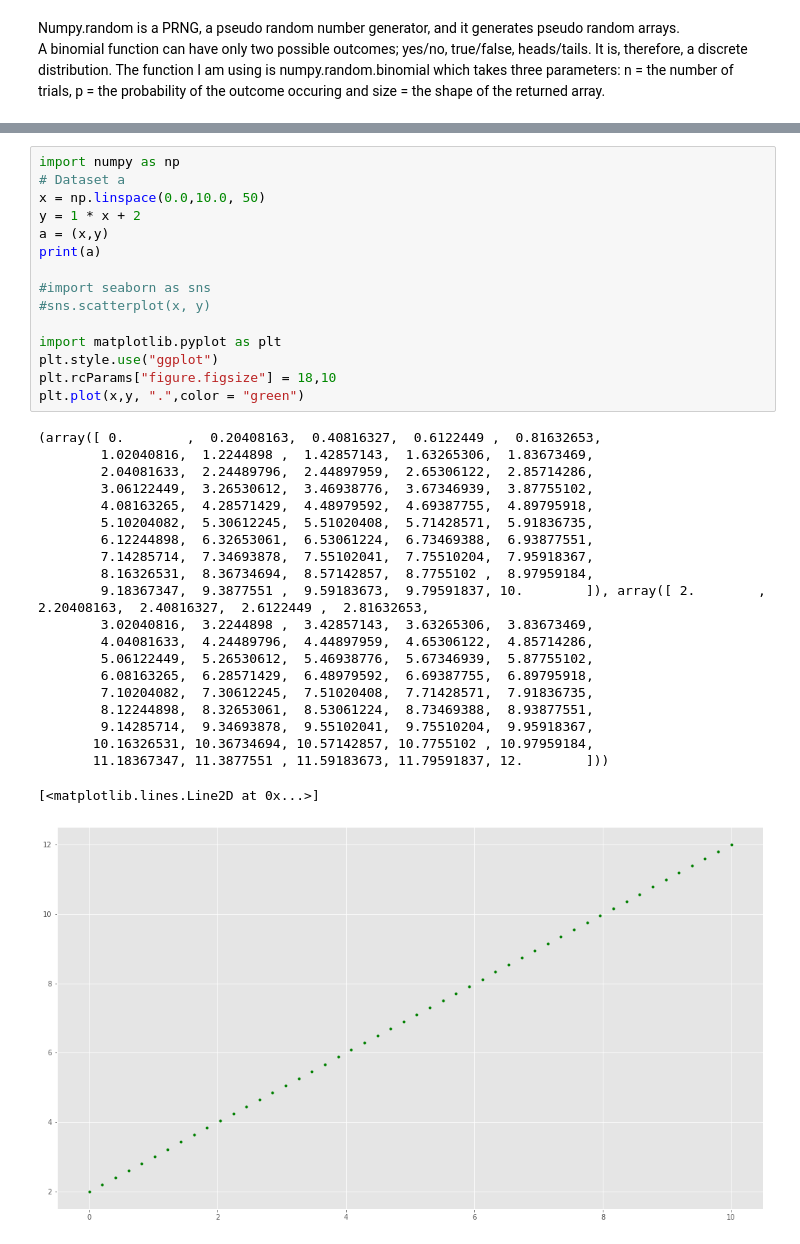
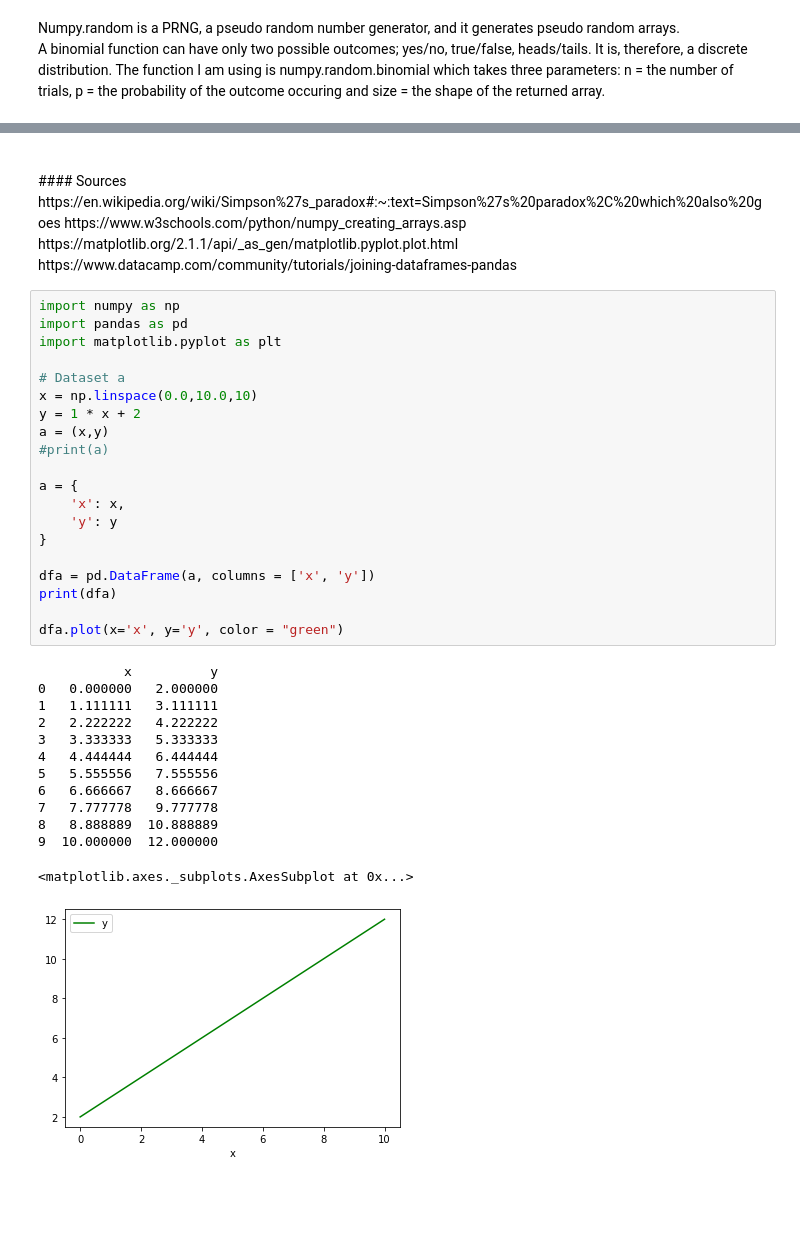
Before and after one commit to mobm65/Fundamentals-of-Data-Analysis, a Jupyter notebook: Assignment1/TASKS.ipynb, the cells around one changed output, grey strips where cells are left out. Cells and saved outputs as stored; diff of their text form; blank space fills up the shorter version.

Commit message:
4th Task Update
I've completed the code for this task but there is no paradox.

```diff
--- a/Assignment1/TASKS.ipynb
+++ b/Assignment1/TASKS.ipynb
@@ -292,39 +308,43 @@ https://matplotlib.org/2.1.1/api/_as_gen/matplotlib.pyplot.plot.html
+# %% [markdown]
+<br>
+#### Sources
+https://en.wikipedia.org/wiki/Simpson%27s_paradox#:~:text=Simpson%27s%20paradox%2C%20which%20also%20goes
+https://www.w3schools.com/python/numpy_creating_arrays.asp
+https://matplotlib.org/2.1.1/api/_as_gen/matplotlib.pyplot.plot.html
+https://www.datacamp.com/community/tutorials/joining-dataframes-pandas
 # %%
 import numpy as np
+import pandas as pd
+import matplotlib.pyplot as plt
+
 # Dataset a
-x = np.linspace(0.0,10.0, 50)
+x = np.linspace(0.0,10.0,10)
 y = 1 * x + 2
 a = (x,y)
-print(a)
+#print(a)
 
-#import seaborn as sns
-#sns.scatterplot(x, y)
+a = {
+    'x': x,
+    'y': y
+}
 
-import matplotlib.pyplot as plt
-plt.style.use("ggplot")
-plt.rcParams["figure.figsize"] = 18,10
-plt.plot(x,y, ".",color = "green")
+dfa = pd.DataFrame(a, columns = ['x', 'y'])
+print(dfa)
+
+dfa.plot(x='x', y='y', color = "green")
 # %% [output]
-(array([ 0.        ,  0.20408163,  0.40816327,  0.6122449 ,  0.81632653,
-        1.02040816,  1.2244898 ,  1.42857143,  1.63265306,  1.83673469,
-        2.04081633,  2.24489796,  2.44897959,  2.65306122,  2.85714286,
-        3.06122449,  3.26530612,  3.46938776,  3.67346939,  3.87755102,
-        4.08163265,  4.28571429,  4.48979592,  4.69387755,  4.89795918,
-        5.10204082,  5.30612245,  5.51020408,  5.71428571,  5.91836735,
-        6.12244898,  6.32653061,  6.53061224,  6.73469388,  6.93877551,
-        7.14285714,  7.34693878,  7.55102041,  7.75510204,  7.95918367,
-        8.16326531,  8.36734694,  8.57142857,  8.7755102 ,  8.97959184,
-        9.18367347,  9.3877551 ,  9.59183673,  9.79591837, 10.        ]), array([ 2.        ,  2.20408163,  2.40816327,  2.6122449 ,  2.81632653,
-        3.02040816,  3.2244898 ,  3.42857143,  3.63265306,  3.83673469,
-        4.04081633,  4.24489796,  4.44897959,  4.65306122,  4.85714286,
-        5.06122449,  5.26530612,  5.46938776,  5.67346939,  5.87755102,
-        6.08163265,  6.28571429,  6.48979592,  6.69387755,  6.89795918,
-        7.10204082,  7.30612245,  7.51020408,  7.71428571,  7.91836735,
-        8.12244898,  8.32653061,  8.53061224,  8.73469388,  8.93877551,
-        9.14285714,  9.34693878,  9.55102041,  9.75510204,  9.95918367,
-       10.16326531, 10.36734694, 10.57142857, 10.7755102 , 10.97959184,
-       11.18367347, 11.3877551 , 11.59183673, 11.79591837, 12.        ]))
+           x          y
+0   0.000000   2.000000
+1   1.111111   3.111111
+2   2.222222   4.222222
+3   3.333333   5.333333
+4   4.444444   6.444444
+5   5.555556   7.555556
+6   6.666667   8.666667
+7   7.777778   9.777778
+8   8.888889  10.888889
+9  10.000000  12.000000
-[<matplotlib.lines.Line2D at 0x...>]
+<matplotlib.axes._subplots.AxesSubplot at 0x...>
-[figure, old version]
+[figure, new version]
 # %%
 import numpy as np
```
Also changed, not shown: parts of 19 cells of this notebook.
